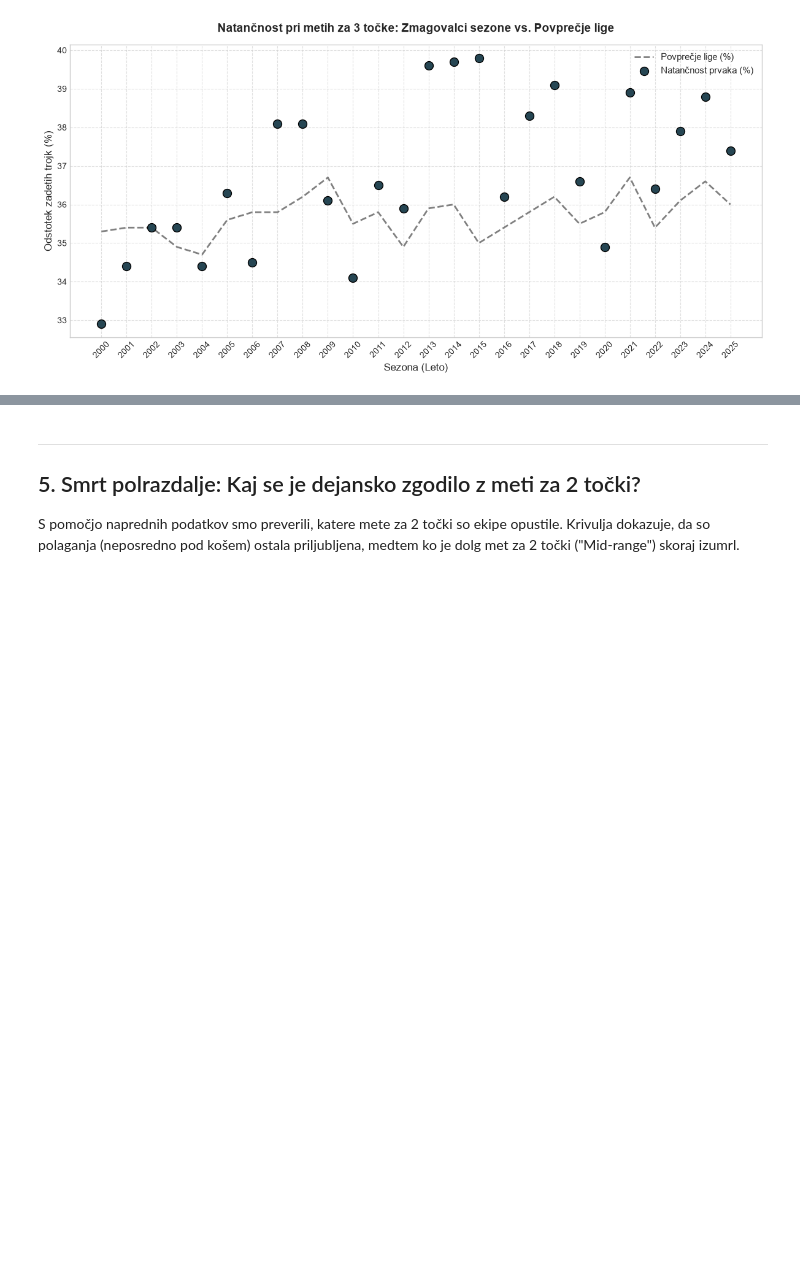
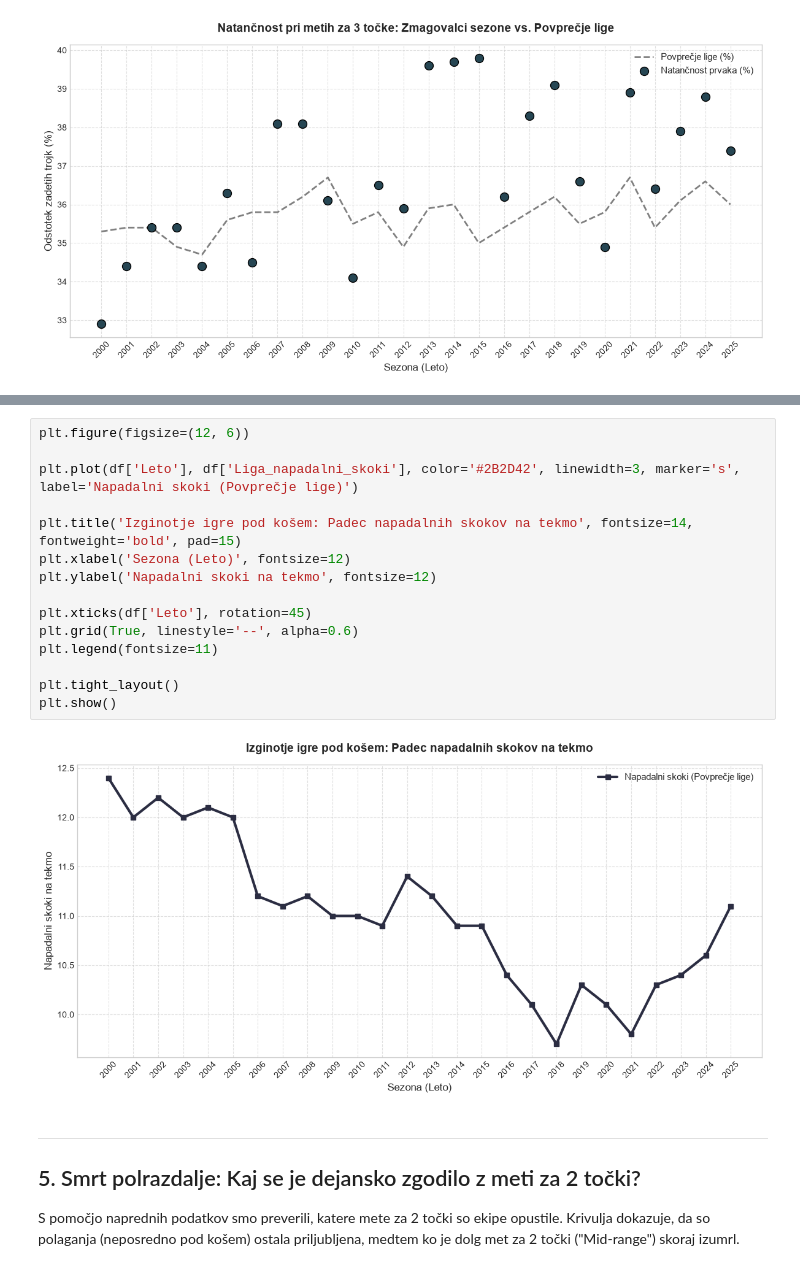
Before and after one commit to AleksZorko/projektna_naloga_uvp, a Jupyter notebook: analiza.ipynb, the cells around one changed output, grey strips where cells are left out. Drawn from its saved outputs; the diff is of its cells as text; blank space fills up the shorter version.

```diff
--- a/analiza.ipynb
+++ b/analiza.ipynb
@@ -179,3 +183,20 @@ plt.show()
+# %%
+plt.figure(figsize=(12, 6))
+
+plt.plot(df['Leto'], df['Liga_napadalni_skoki'], color='#2B2D42', linewidth=3, marker='s', label='Napadalni skoki (Povprečje lige)')
+
+plt.title('Izginotje igre pod košem: Padec napadalnih skokov na tekmo', fontsize=14, fontweight='bold', pad=15)
+plt.xlabel('Sezona (Leto)', fontsize=12)
+plt.ylabel('Napadalni skoki na tekmo', fontsize=12)
+
+plt.xticks(df['Leto'], rotation=45)
+plt.grid(True, linestyle='--', alpha=0.6)
+plt.legend(fontsize=11)
+
+plt.tight_layout()
+plt.show()
+# %% [output]
+[figure, added]
 # %% [markdown]
 ---
 ## 5. Smrt polrazdalje: Kaj se je dejansko zgodilo z meti za 2 točki?
```
Also changed, not shown: parts of 2 cells of this notebook.
